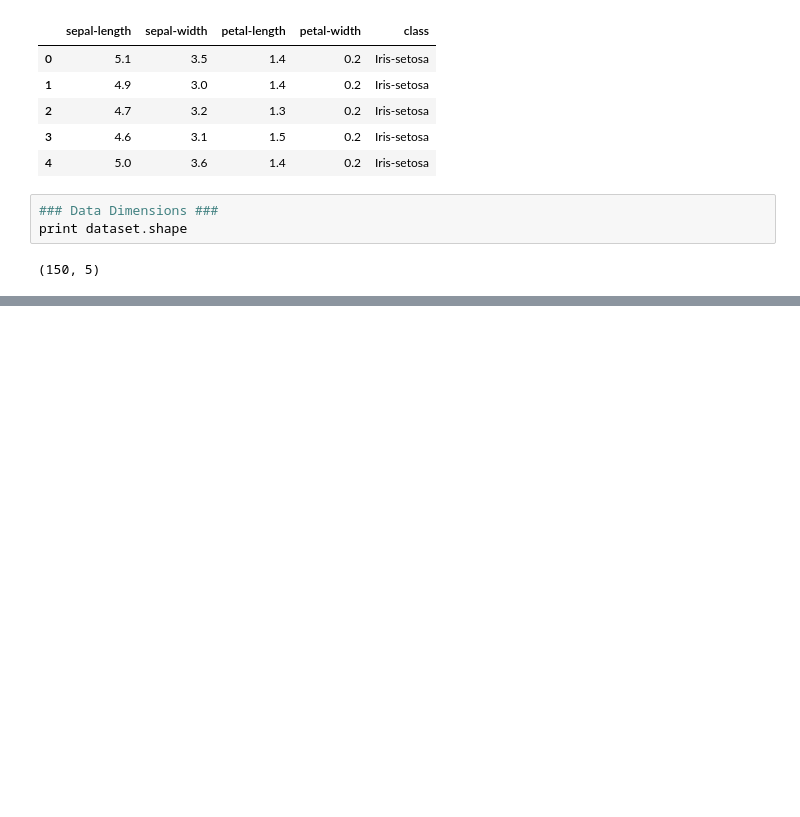
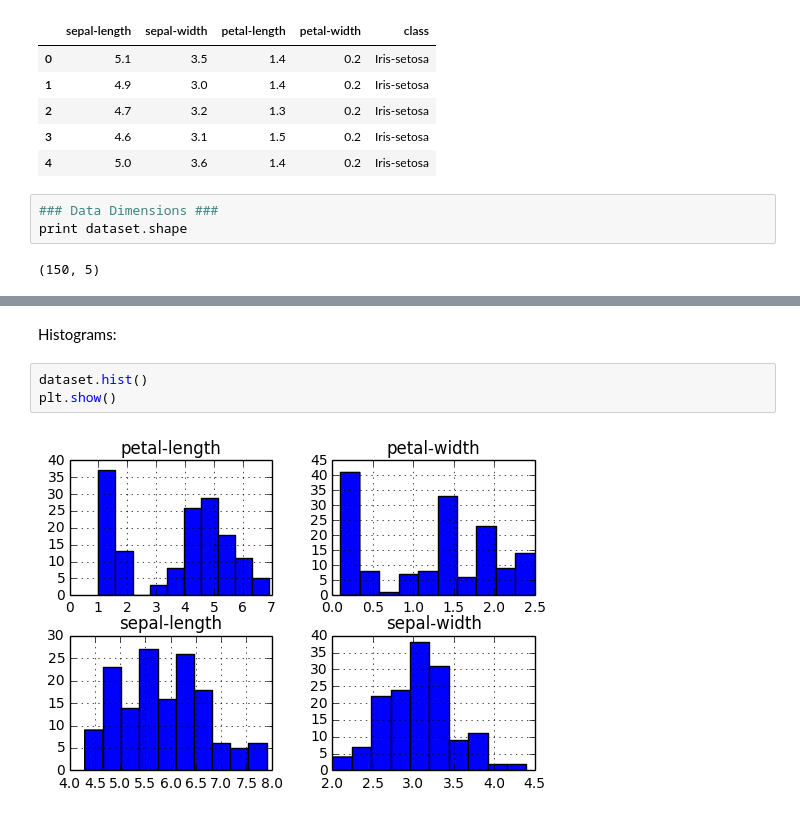
Before and after one commit to arothleder19/Machine_Learning_Practice, a Jupyter notebook: Iris_Classification.ipynb, the cells around one changed output, grey strips where cells are left out. Saved outputs shown, nothing was run; the diff lists cells and outputs as text; blank space fills up the shorter version.

```diff
--- a/Iris_Classification.ipynb
+++ b/Iris_Classification.ipynb
@@ -39,0 +73,7 @@ print dataset.shape
+# %% [markdown]
+Histograms:
+# %%
+dataset.hist()
+plt.show()
+# %% [output]
+[figure, added]
```
Also changed, not shown: parts of 8 cells of this notebook.
